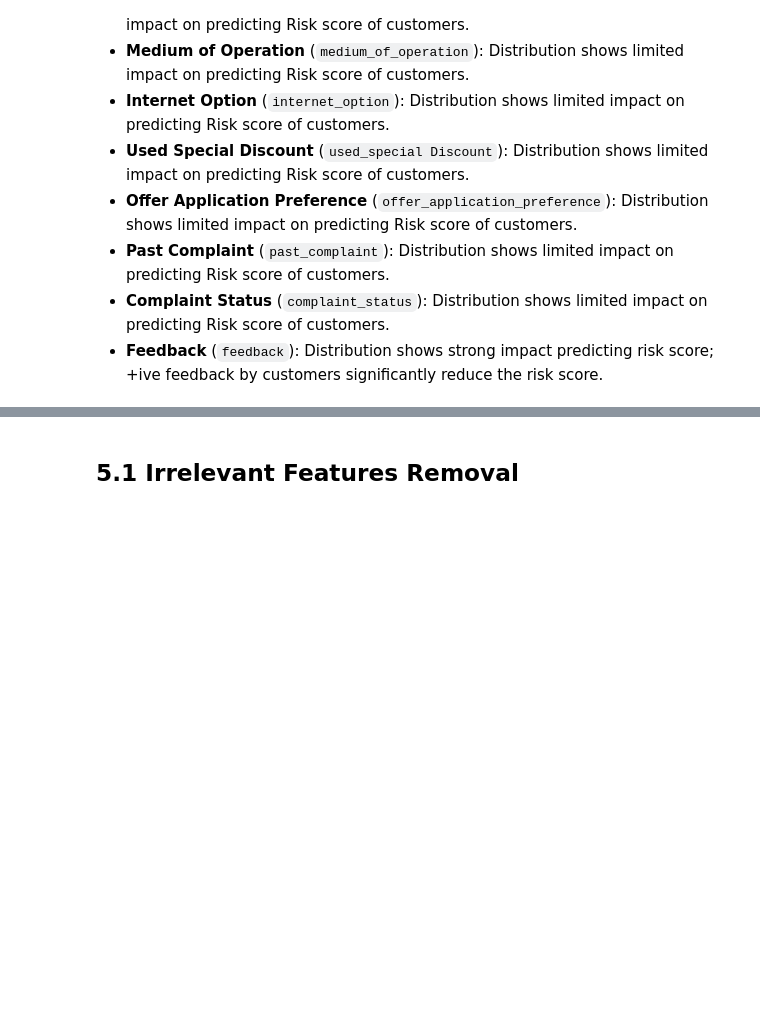
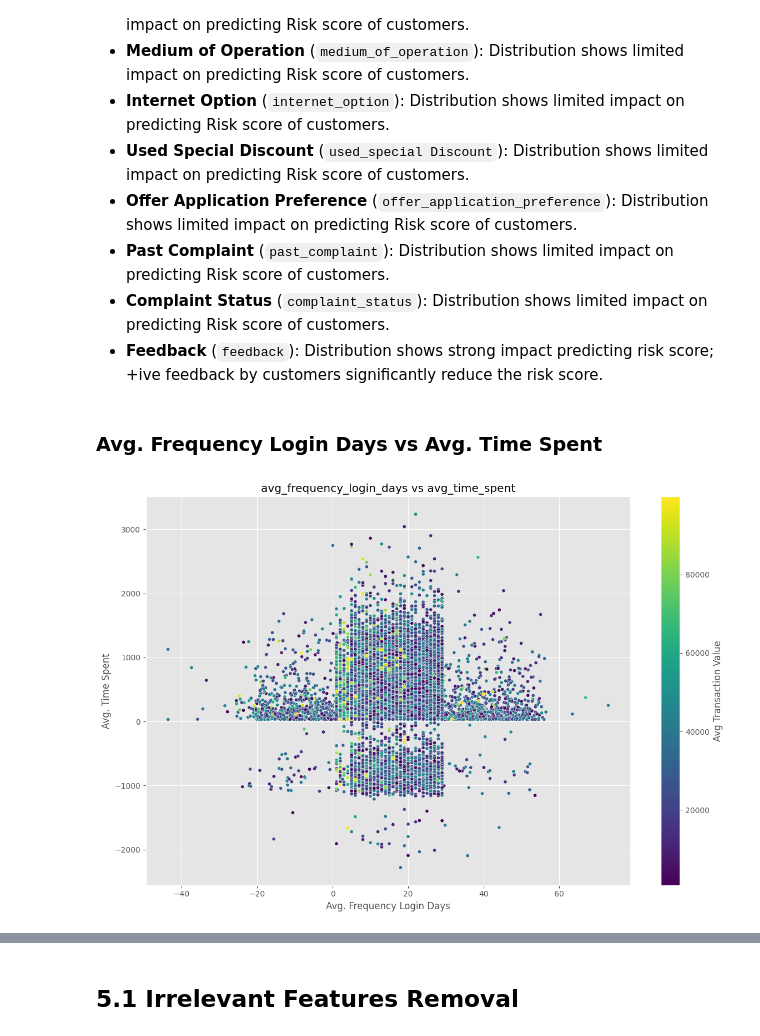
Before and after one commit to AshutoshsinghIndore/customer-churn-model, a Jupyter notebook: Notebook/Notebook.ipynb, the cells around one changed output, grey strips where cells are left out. Cells and saved outputs as stored; diff of their text form; code cells hidden in the pictures; blank space fills up the shorter version.

```diff
--- a/Notebook/Notebook.ipynb
+++ b/Notebook/Notebook.ipynb
@@ -430,3 +431,35 @@ __Inferences:__
 - __Past Complaint__ (`past_complaint`): Distribution shows limited impact on predicting Risk score of customers.
 - __Complaint Status__ (`complaint_status`): Distribution shows limited impact on predicting Risk score of customers.
 - __Feedback__ (`feedback`): Distribution shows strong impact predicting risk score; +ive feedback by customers significantly reduce the risk score.
+# %% [markdown]
+### Avg. Frequency Login Days vs Avg. Time Spent
+# %%
+# avg_frequency_login_days vs avg_time_spent
+plt.figure(figsize=(12, 8))
+
+plt.title('avg_frequency_login_days vs avg_time_spent')
+
+norm = mpl.colors.Normalize(
+    vmin=df["avg_transaction_value"].min(),
+    vmax=df["avg_transaction_value"].max()
+)
+
+sns.scatterplot(x = pd.to_numeric(df['avg_frequency_login_days'], errors='coerce', downcast='integer'),
+               y = pd.to_numeric(df['avg_time_spent'], errors='coerce', downcast='integer'),
+               hue = df['avg_transaction_value'], palette= "viridis",
+                hue_norm= norm, s = 20, legend=False )
+
+# Add continuous colorbar
+sm = mpl.cm.ScalarMappable(cmap="viridis", norm=norm)
+sm.set_array([])
+
+cbar = plt.colorbar(sm, ax=plt.gca())
+cbar.set_label("Avg Transaction Value")
+
+plt.xlabel('Avg. Frequency Login Days')
+plt.ylabel('Avg. Time Spent')
+
+plt.tight_layout()
+plt.show()
+# %% [output]
+[figure, added]
```
Also changed, not shown: parts of 14 cells of this notebook, 1 other file.
